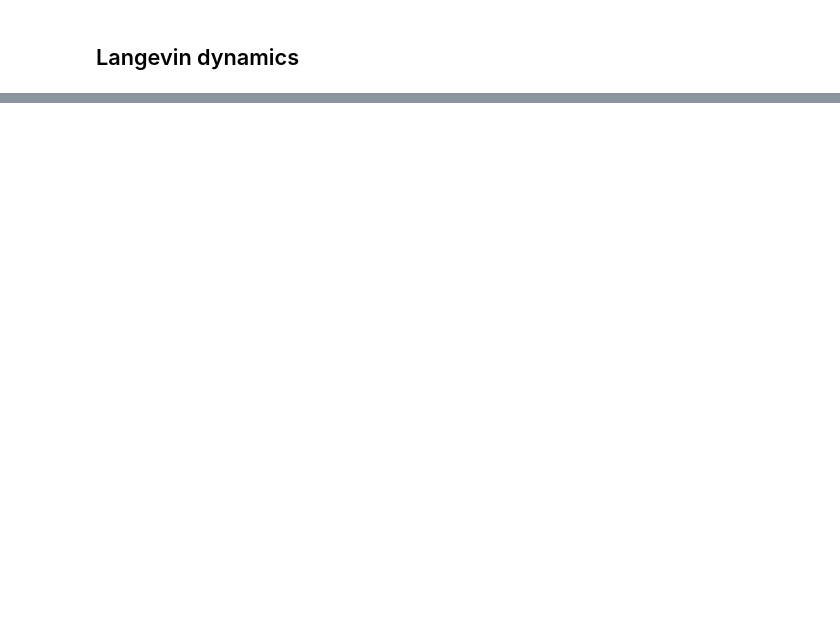
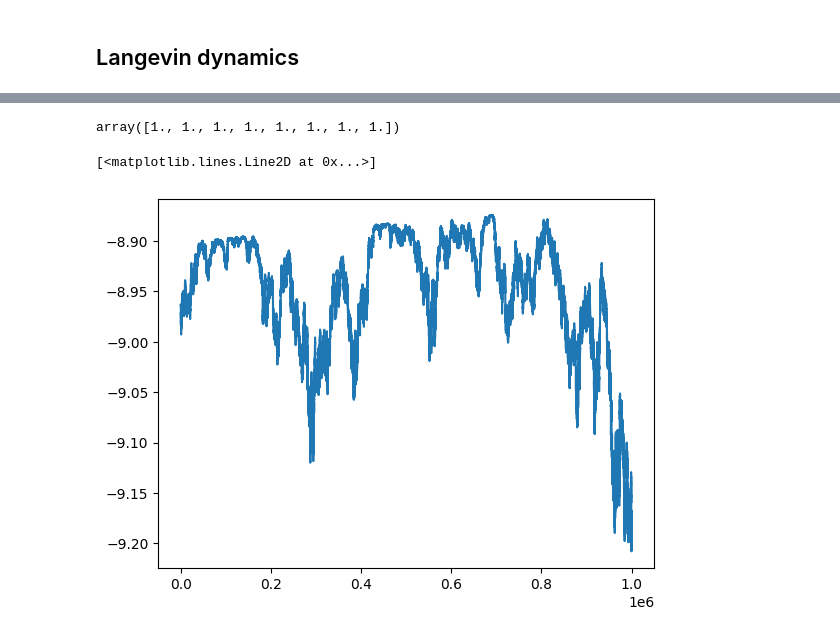
Before and after one commit to andleb/stats607, a Jupyter notebook: lectures/week7/ppl.ipynb, the cells around one changed output, grey strips where cells are left out. Saved outputs shown, nothing was run; the diff lists cells and outputs as text; code cells hidden in the pictures; blank space fills up the shorter version.

```diff
--- a/lectures/week7/ppl.ipynb
+++ b/lectures/week7/ppl.ipynb
@@ -328,0 +357,47 @@ TypeError: Only scalar arrays can be converted to Python scalars; got arr.ndim=1
+# %%
+from jax.scipy.special import expit, xlogy, xlog1py
+
+
+@partial(jax.tree_util.register_dataclass, data_fields=['params', 'x'], meta_fields=[])
+@dataclasses.dataclass(frozen=True, order=True)
+class LogisticRegression(RandomVariable):
+    x: jax.Array
+
+    def log_p(self, y: int) -> float:
+        beta, = self.params
+        mu = beta.dot(self.x)
+        p = expit(mu)
+        return xlogy(y, p) + xlog1py(1 - y, -p)
+# %%
+p = df.shape[1] - 1
+mu = jnp.zeros(p + 1)
+sigma = jnp.ones_like(mu)
+beta = IsoNorm((mu, sigma))
+# %%
+mdl = Model()
+mdl.add_var(beta, 'beta')
+params = (beta,)
+data = {}
+X, y = np.split(df.to_numpy(), [-1], axis=1)
+X -= X.mean(0)
+X /= X.std(0)
+for xi, yi in zip(X, y):
+    xi = np.insert(xi, 0, 1.)  # add intercept
+    name = f'y_{i}'
+    mdl.add_var(LogisticRegression(params, xi), name)
+    data[name] = yi
+# %%
+X.std(0)
+# %% [output]
+array([1., 1., 1., 1., 1., 1., 1., 1.])
+# %%
+def log_p(x):
+    return mdl.log_p({**data, 'beta': x})[0]
+
+with jax.debug_nans(True):
+    res = sample_langevin(log_p, mu, 1000000, key, step_size=1e-7)
+# %%
+plt.plot(vmap(log_p)(res))
+# %% [output]
+[<matplotlib.lines.Line2D at 0x...>]
+[figure, added]
```
Also changed, not shown: parts of 68 cells of this notebook.
